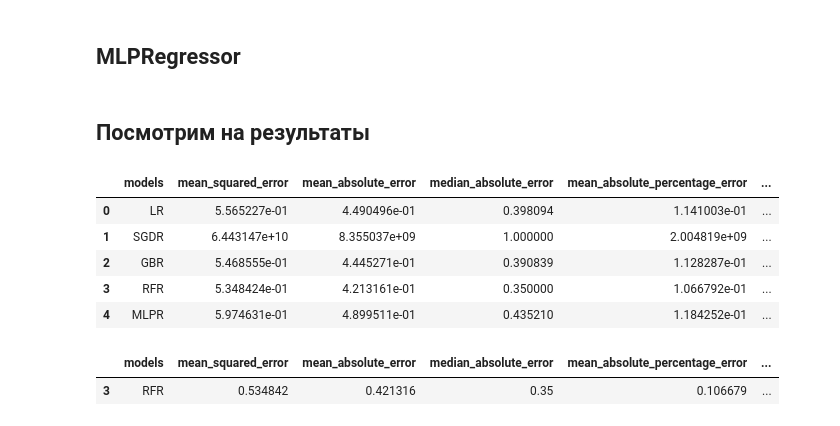
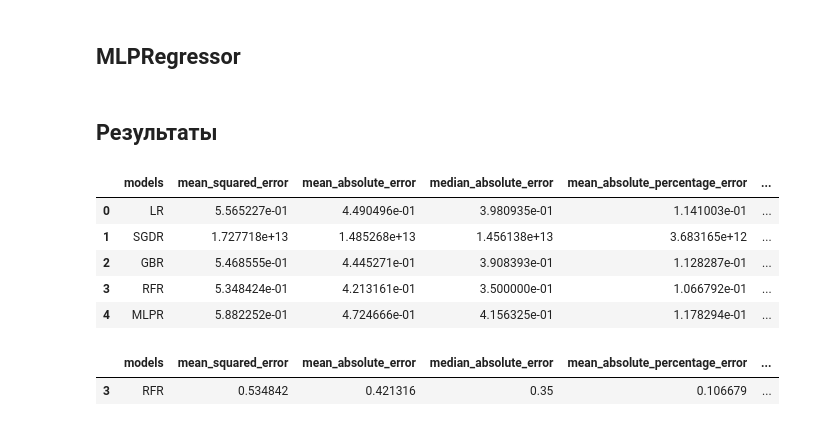
Before and after one commit to Vladk-jpg/students_performance, a Jupyter notebook: result-0-41.ipynb, the cells around one changed output. Cells and saved outputs as stored; diff of their text form; code cells hidden in the pictures.

```diff
--- a/result-0-41.ipynb
+++ b/result-0-41.ipynb
@@ -240,13 +234,13 @@ STD_ID
 188959    1
 Name: count, Length: 5104, dtype: int64
 # %%
-studs_info = studs_info.drop_duplicates(['STD_ID'])
+studs_info = studs_info.drop_duplicates(['STD_ID']).copy()
 # %%
 studs_info['number1'] = studs_info['number1'].fillna(studs_info['number1'].mean())
-studs_info['Пол'] = studs_info['Пол'].fillna(studs_info['Пол'].value_counts().keys()[0])
-studs_info['Статус'] = studs_info['Статус'].fillna(studs_info['Статус'].value_counts().keys()[0])
-studs_info['Категория обучения'] = studs_info['Категория обучения'].fillna(studs_info['Категория обучения'].value_counts().keys()[0])
-studs_info['Форма обучения'] = studs_info['Форма обучения'].fillna(studs_info['Форма обучения'].value_counts().keys()[0])
+studs_info['Пол'] = studs_info['Пол'].fillna(studs_info['Пол'].value_counts().index[0])
+studs_info['Статус'] = studs_info['Статус'].fillna(studs_info['Статус'].value_counts().index[0])
+studs_info['Категория обучения'] = studs_info['Категория обучения'].fillna(studs_info['Категория обучения'].value_counts().index[0])
+studs_info['Форма обучения'] = studs_info['Форма обучения'].fillna(studs_info['Форма обучения'].value_counts().index[0])
 studs_info['number2'] = studs_info['number2'].fillna(studs_info['number2'].mean())
-studs_info['Образование'] = studs_info['Образование'].fillna(studs_info['Образование'].value_counts().keys()[0])
-studs_info['Что именно закончил'] = studs_info['Что именно закончил'].fillna(studs_info['Что именно закончил'].value_counts().keys()[0])
+studs_info['Образование'] = studs_info['Образование'].fillna(studs_info['Образование'].value_counts().index[0])
+studs_info['Что именно закончил'] = studs_info['Что именно закончил'].fillna(studs_info['Что именно закончил'].value_counts().index[0])
@@ -656,9 +718,9 @@ pred_model_LR = [5 if i > 5 else abs(i) for i in model_LR.predict(X_valid)]
 # %%
 model_SGDR = SGDRegressor()
 
-model_SGDR.fit(X_train, Y_train)
+model_SGDR.fit(X_train_scaled, Y_train)
 
-pred_model_SGDR = [5 if i > 5 else abs(i) for i in model_SGDR.predict(X_valid)]
+pred_model_SGDR = [5 if i > 5 else abs(i) for i in model_SGDR.predict(X_valid_scaled)]
 # %% [markdown]
 ## GradientBoostingRegressor
 # %%
@@ -680,29 +742,34 @@ pred_model_RFR = [5 if i > 5 else abs(i) for i in model_RFR.predict(X_valid)]
 # %%
 model_MLPR = MLPRegressor()
 
-model_MLPR.fit(X_train, Y_train)
+model_MLPR.fit(X_train_scaled, Y_train)
 
-pred_model_MLPR = [5 if i > 5 else abs(i) for i in model_MLPR.predict(X_valid)]
+pred_model_MLPR = [5 if i > 5 else abs(i) for i in model_MLPR.predict(X_valid_scaled)]
-# %% [markdown]
-## Посмотрим на результаты
+# %% [markdown]
+## Результаты
 # %%
-comparison_table = pd.DataFrame(result_table([pred_model_LR,
-                                              pred_model_SGDR,
-                                              pred_model_GBR,
-                                              pred_model_RFR,
-                                              pred_model_MLPR
-                                             ],
-                                              Y_valid,
-                                              subcol='models',
-                                              valueSubCol=['LR', 'SGDR', 'GBR', 'RFR', 'MLPR']))
+comparison_table = pd.DataFrame(
+    result_table(
+        [
+            pred_model_LR,
+            pred_model_SGDR,
+            pred_model_GBR,
+            pred_model_RFR,
+            pred_model_MLPR
+        ],
+        Y_valid,
+        subcol='models',
+        valueSubCol=['LR', 'SGDR', 'GBR', 'RFR', 'MLPR']
+    )
+)
 comparison_table
 # %% [output]
 |  | models | mean_squared_error | mean_absolute_error | median_absolute_error | mean_absolute_percentage_error | ... |
-| 0 | LR | 5.565227e-01 | 4.490496e-01 | 0.398094 | 1.141003e-01 | ... |
-| 1 | SGDR | 6.443147e+10 | 8.355037e+09 | 1.000000 | 2.004819e+09 | ... |
-| 2 | GBR | 5.468555e-01 | 4.445271e-01 | 0.390839 | 1.128287e-01 | ... |
-| 3 | RFR | 5.348424e-01 | 4.213161e-01 | 0.350000 | 1.066792e-01 | ... |
-| 4 | MLPR | 5.974631e-01 | 4.899511e-01 | 0.435210 | 1.184252e-01 | ... |
+| 0 | LR | 5.565227e-01 | 4.490496e-01 | 3.980935e-01 | 1.141003e-01 | ... |
+| 1 | SGDR | 1.727718e+13 | 1.485268e+13 | 1.456138e+13 | 3.683165e+12 | ... |
+| 2 | GBR | 5.468555e-01 | 4.445271e-01 | 3.908393e-01 | 1.128287e-01 | ... |
+| 3 | RFR | 5.348424e-01 | 4.213161e-01 | 3.500000e-01 | 1.066792e-01 | ... |
+| 4 | MLPR | 5.882252e-01 | 4.724666e-01 | 4.156325e-01 | 1.178294e-01 | ... |
 # %%
 comparison_table[comparison_table['r2_score'] == comparison_table['r2_score'].max()]
 # %% [output]
```
Also changed, not shown: parts of 38 cells of this notebook, 4 other files.
